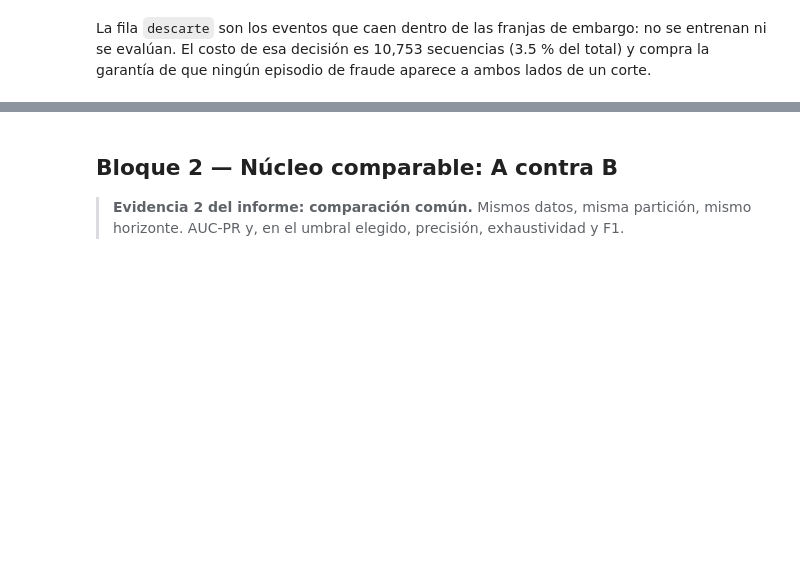
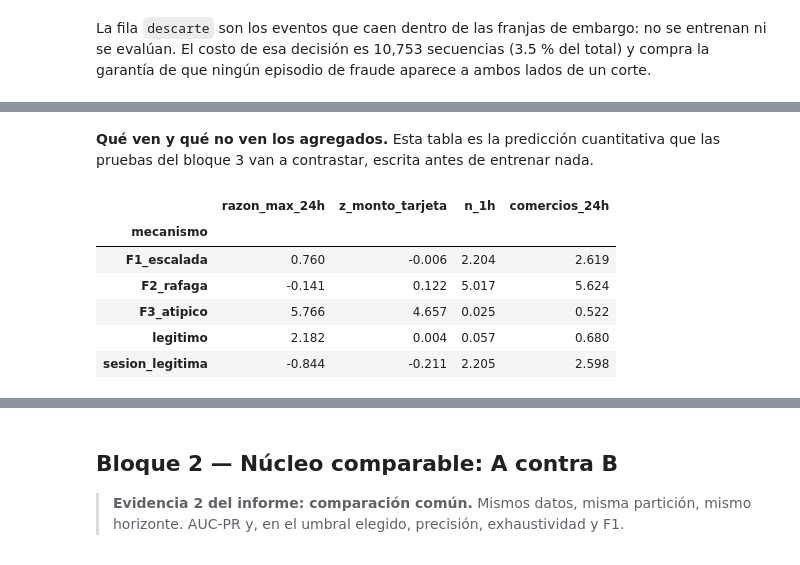
Before and after one commit to CindyGualim/DeepLearning_p1, a Jupyter notebook: proyecto1_Gualim_Ocaña.ipynb, the cells around one changed output, grey strips where cells are left out. Saved outputs shown, nothing was run; the diff lists cells and outputs as text; code cells hidden in the pictures; blank space fills up the shorter version.

Commit message:
feat: Features agregadas causales y StandardScaler ajustado solo en train

```diff
--- a/proyecto1_Gualim_Ocaña.ipynb
+++ b/proyecto1_Gualim_Ocaña.ipynb
@@ -373,0 +394,11 @@ que ningún episodio de fraude aparece a ambos lados de un corte.
+# %%
+from src.caracteristicas import (agregados, matriz, ajustar_escaladores, guardar_escaladores,
+                                 verificar_causalidad, COLUMNAS, COLUMNAS_NUM, VENTANAS)
+
+ag = agregados(tx)
+X = matriz(ag, datos.fila_tx)
+
+idx = {p: datos.sel(p) for p in ("train", "val", "test")}
+print(f"matriz de agregadas: {X.shape}  ({len(COLUMNAS_NUM)} numericas + {len(COLUMNAS) - len(COLUMNAS_NUM)} categoricas)")
+print(f"ventanas: {VENTANAS}")
+print({p: len(i) for p, i in idx.items()})
@@ -373,0 +439,16 @@ que ningún episodio de fraude aparece a ambos lados de un corte.
+# %% [markdown]
+**Qué ven y qué no ven los agregados.** Esta tabla es la predicción cuantitativa que las pruebas
+del bloque 3 van a contrastar, escrita antes de entrenar nada.
+# %%
+vista = ["razon_max_24h", "z_monto_tarjeta", "n_1h", "comercios_24h"]
+perfil = pd.DataFrame({c: X[idx["train"]][:, COLUMNAS.index(c)] for c in vista})
+perfil["mecanismo"] = datos.mecanismo[idx["train"]]
+perfil.groupby("mecanismo", observed=True).mean().round(3)
+# %% [output]
+|  | razon_max_24h | z_monto_tarjeta | n_1h | comercios_24h |
+| mecanismo |  |  |  |  |
+| F1_escalada | 0.760 | -0.006 | 2.204 | 2.619 |
+| F2_rafaga | -0.141 | 0.122 | 5.017 | 5.624 |
+| F3_atipico | 5.766 | 4.657 | 0.025 | 0.522 |
+| legitimo | 2.182 | 0.004 | 0.057 | 0.680 |
+| sesion_legitima | -0.844 | -0.211 | 2.205 | 2.598 |
```
Also changed, not shown: parts of 8 cells of this notebook, 3 other files.
